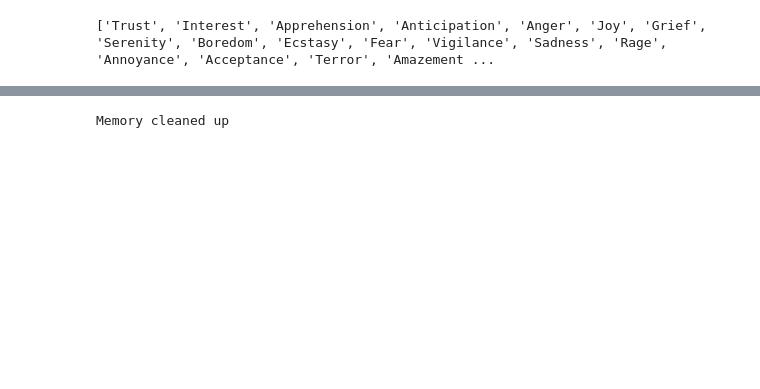
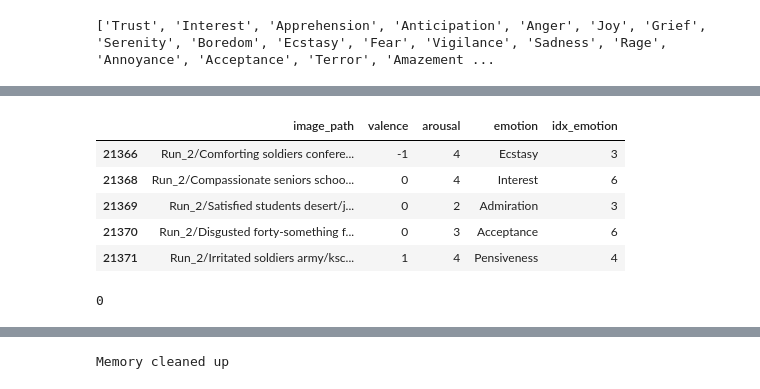
Before and after one commit to jarnedemoenvub/nsai_social_cognition, a Jupyter notebook: code/nsai.ipynb, the cells around one changed output, grey strips where cells are left out. Saved outputs shown, nothing was run; the diff lists cells and outputs as text; code cells hidden in the pictures; blank space fills up the shorter version.

```diff
--- a/code/nsai.ipynb
+++ b/code/nsai.ipynb
@@ -157,3 +191,20 @@ print(emotion_labels_findingemo)
+# %%
+# Now delete all the basic emotions that are NaN (i.e. not mapped)
+df_findingEmo = df_findingEmo.dropna(subset=['idx_emotion'])
+df_findingEmo['idx_emotion'] = df_findingEmo['idx_emotion'].astype(int)
+df_findingEmo.tail()
+# %% [output]
+|  | image_path | valence | arousal | emotion | idx_emotion |
+| 21366 | Run_2/Comforting soldiers confere... | -1 | 4 | Ecstasy | 3 |
+| 21368 | Run_2/Compassionate seniors schoo... | 0 | 4 | Interest | 6 |
+| 21369 | Run_2/Satisfied students desert/j... | 0 | 2 | Admiration | 3 |
+| 21370 | Run_2/Disgusted forty-something f... | 0 | 3 | Acceptance | 6 |
+| 21371 | Run_2/Irritated soldiers army/ksc... | 1 | 4 | Pensiveness | 4 |
+# %%
+# Check if there are still emotions that are not mapped
+print(df_findingEmo['idx_emotion'].isna().sum())
+# %% [output]
+0
 # %%
 # train_test split
 from sklearn.model_selection import train_test_split
```
Also changed, not shown: parts of 19 cells of this notebook, 5 other files.
